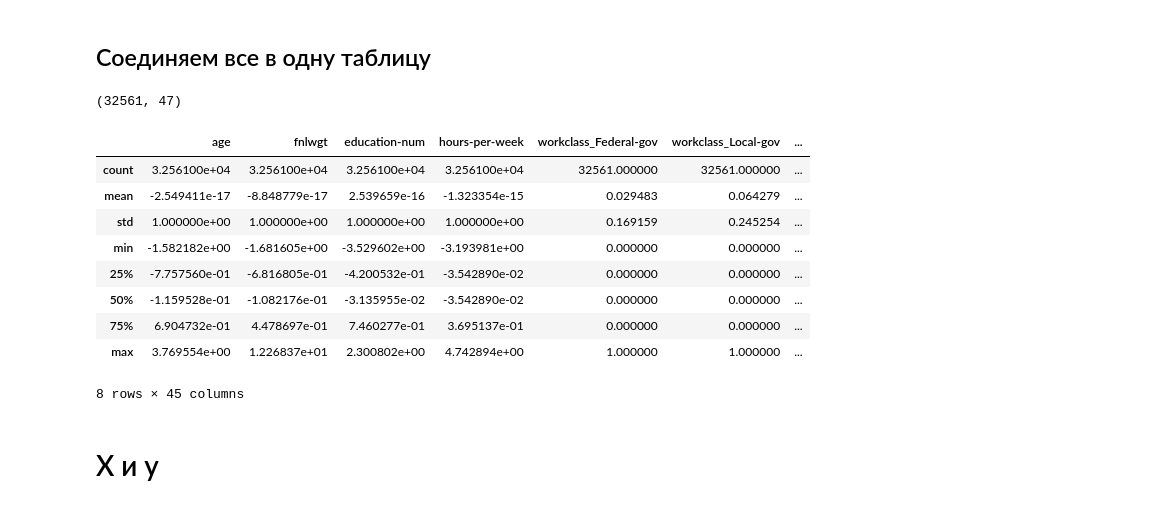
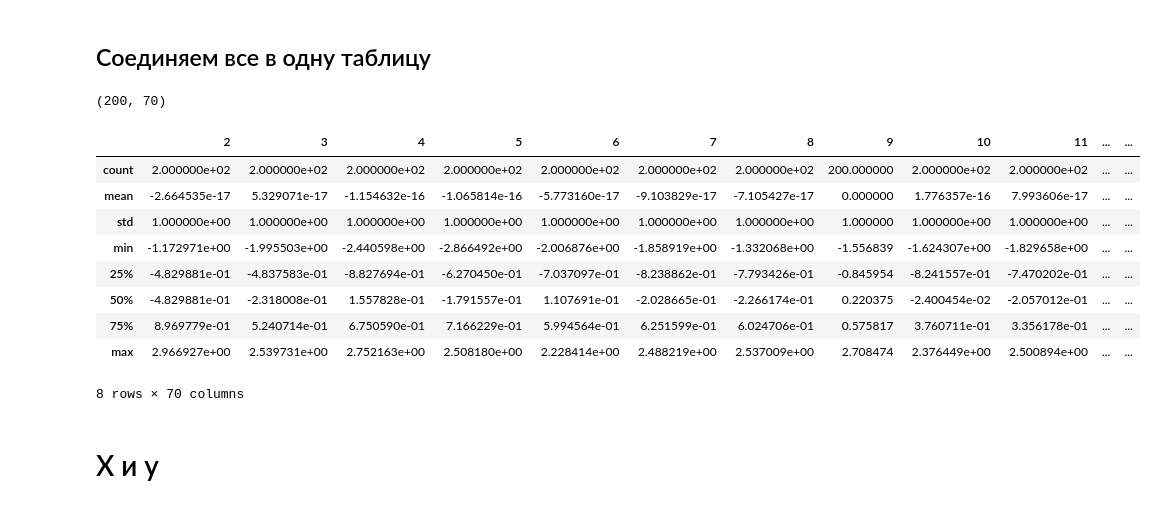
Before and after one commit to Venopacman/ml_lessons, a Jupyter notebook: notebooks/First_lesson.ipynb, the cells around one changed output. Saved outputs shown, nothing was run; the diff lists cells and outputs as text; code cells hidden in the pictures.

```diff
--- a/notebooks/First_lesson.ipynb
+++ b/notebooks/First_lesson.ipynb
@@ -517,3 +437,5 @@ data.describe(include = [object])
+# %%
+data_describe = data.describe(include ='all')
 # %% [markdown]
 ## Векторизация
 
@@ -531,4 +448,0 @@ array(['Male', 'Female'], dtype=object)
-# %%
-data.at[data['sex'] == 'Male', 'sex'] = 0
-data.at[data['sex'] == 'Female', 'sex'] = 1
-data['sex'].describe()
@@ -595,3 +502,8 @@ Index(['workclass_Federal-gov', 'workclass_Local-gov',
+# %%
+numerical_columns.remove('points')
+numerical_columns.remove('me')
+numerical_columns.remove('gameNum')
+numerical_columns.remove('player')
 # %%
 data_numerical = data[numerical_columns]
 data_numerical.describe()
@@ -622,23 +536,23 @@ data_numerical.describe()
 # %% [markdown]
 ## Соединяем все в одну таблицу
 # %%
-data = pd.concat((data_numerical, data_nonbinary, data[binary_columns]), axis = 1)
-print(data.shape)
+data_ = pd.concat((data_numerical, data_nonbinary, data[binary_columns]), axis = 1)
+print(data_.shape)
 #print data.columns
 # %% [output]
-(32561, 47)
+(200, 70)
 # %%
-data.describe()
+data_.describe()
 # %% [output]
-|  | age | fnlwgt | education-num | hours-per-week | workclass_Federal-gov | workclass_Local-gov | ... |
-| count | 3.256100e+04 | 3.256100e+04 | 3.256100e+04 | 3.256100e+04 | 32561.000000 | 32561.000000 | ... |
-| mean | -2.549411e-17 | -8.848779e-17 | 2.539659e-16 | -1.323354e-15 | 0.029483 | 0.064279 | ... |
-| std | 1.000000e+00 | 1.000000e+00 | 1.000000e+00 | 1.000000e+00 | 0.169159 | 0.245254 | ... |
-| min | -1.582182e+00 | -1.681605e+00 | -3.529602e+00 | -3.193981e+00 | 0.000000 | 0.000000 | ... |
-| 25% | -7.757560e-01 | -6.816805e-01 | -4.200532e-01 | -3.542890e-02 | 0.000000 | 0.000000 | ... |
-| 50% | -1.159528e-01 | -1.082176e-01 | -3.135955e-02 | -3.542890e-02 | 0.000000 | 0.000000 | ... |
-| 75% | 6.904732e-01 | 4.478697e-01 | 7.460277e-01 | 3.695137e-01 | 0.000000 | 0.000000 | ... |
-| max | 3.769554e+00 | 1.226837e+01 | 2.300802e+00 | 4.742894e+00 | 1.000000 | 1.000000 | ... |
+|  | 2 | 3 | 4 | 5 | 6 | 7 | 8 | 9 | 10 | 11 | ... | ... |
+| count | 2.000000e+02 | 2.000000e+02 | 2.000000e+02 | 2.000000e+02 | 2.000000e+02 | 2.000000e+02 | 2.000000e+02 | 200.000000 | 2.000000e+02 | 2.000000e+02 | ... | ... |
+| mean | -2.664535e-17 | 5.329071e-17 | -1.154632e-16 | -1.065814e-16 | -5.773160e-17 | -9.103829e-17 | -7.105427e-17 | 0.000000 | 1.776357e-16 | 7.993606e-17 | ... | ... |
+| std | 1.000000e+00 | 1.000000e+00 | 1.000000e+00 | 1.000000e+00 | 1.000000e+00 | 1.000000e+00 | 1.000000e+00 | 1.000000 | 1.000000e+00 | 1.000000e+00 | ... | ... |
+| min | -1.172971e+00 | -1.995503e+00 | -2.440598e+00 | -2.866492e+00 | -2.006876e+00 | -1.858919e+00 | -1.332068e+00 | -1.556839 | -1.624307e+00 | -1.829658e+00 | ... | ... |
+| 25% | -4.829881e-01 | -4.837583e-01 | -8.827694e-01 | -6.270450e-01 | -7.037097e-01 | -8.238862e-01 | -7.793426e-01 | -0.845954 | -8.241557e-01 | -7.470202e-01 | ... | ... |
+| 50% | -4.829881e-01 | -2.318008e-01 | 1.557828e-01 | -1.791557e-01 | 1.107691e-01 | -2.028665e-01 | -2.266174e-01 | 0.220375 | -2.400454e-02 | -2.057012e-01 | ... | ... |
+| 75% | 8.969779e-01 | 5.240714e-01 | 6.750590e-01 | 7.166229e-01 | 5.994564e-01 | 6.251599e-01 | 6.024706e-01 | 0.575817 | 3.760711e-01 | 3.356178e-01 | ... | ... |
+| max | 2.966927e+00 | 2.539731e+00 | 2.752163e+00 | 2.508180e+00 | 2.228414e+00 | 2.488219e+00 | 2.537009e+00 | 2.708474 | 2.376449e+00 | 2.500894e+00 | ... | ... |
-8 rows × 45 columns
+8 rows × 70 columns
 # %% [markdown]
 # X и y
```
Also changed, not shown: parts of 88 cells of this notebook.
